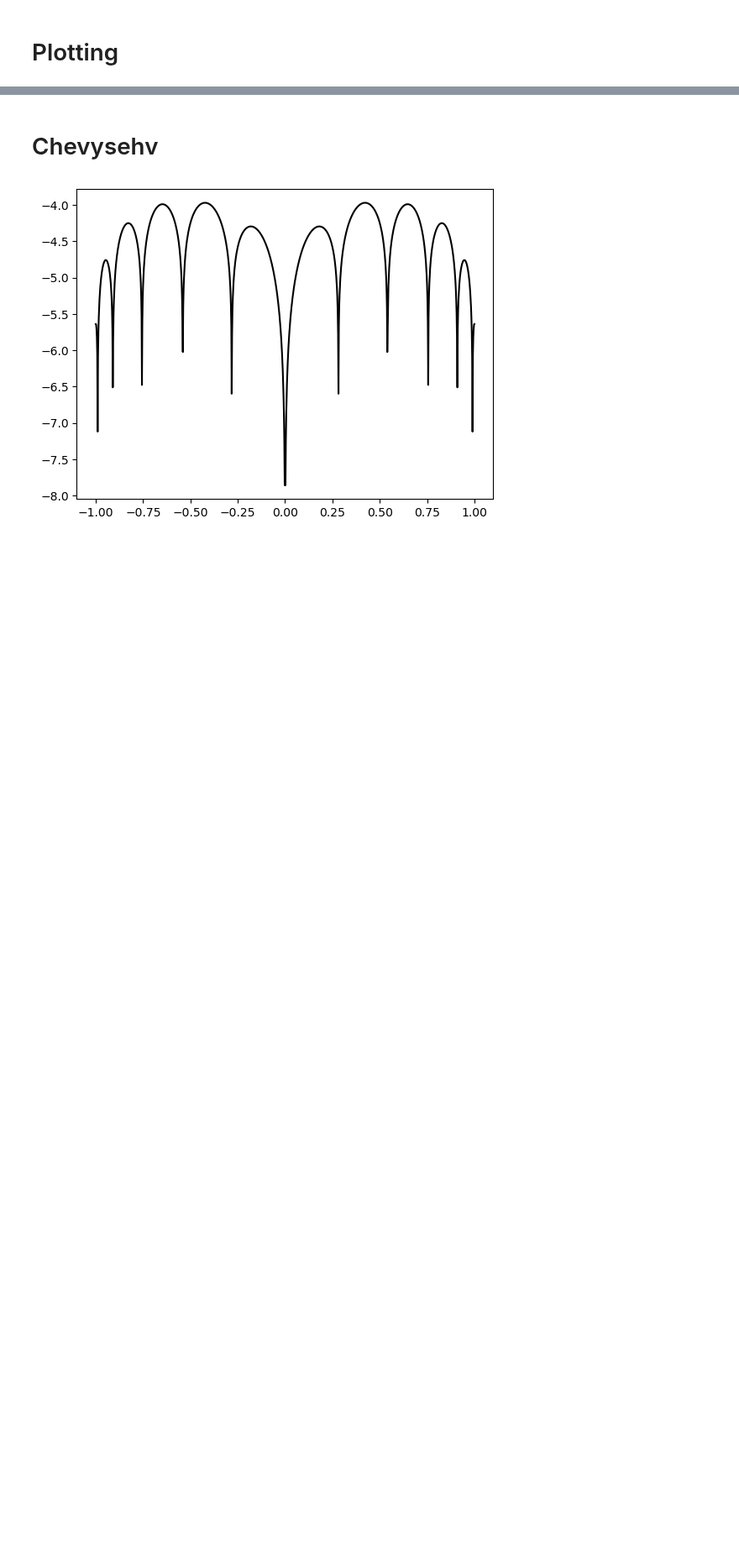
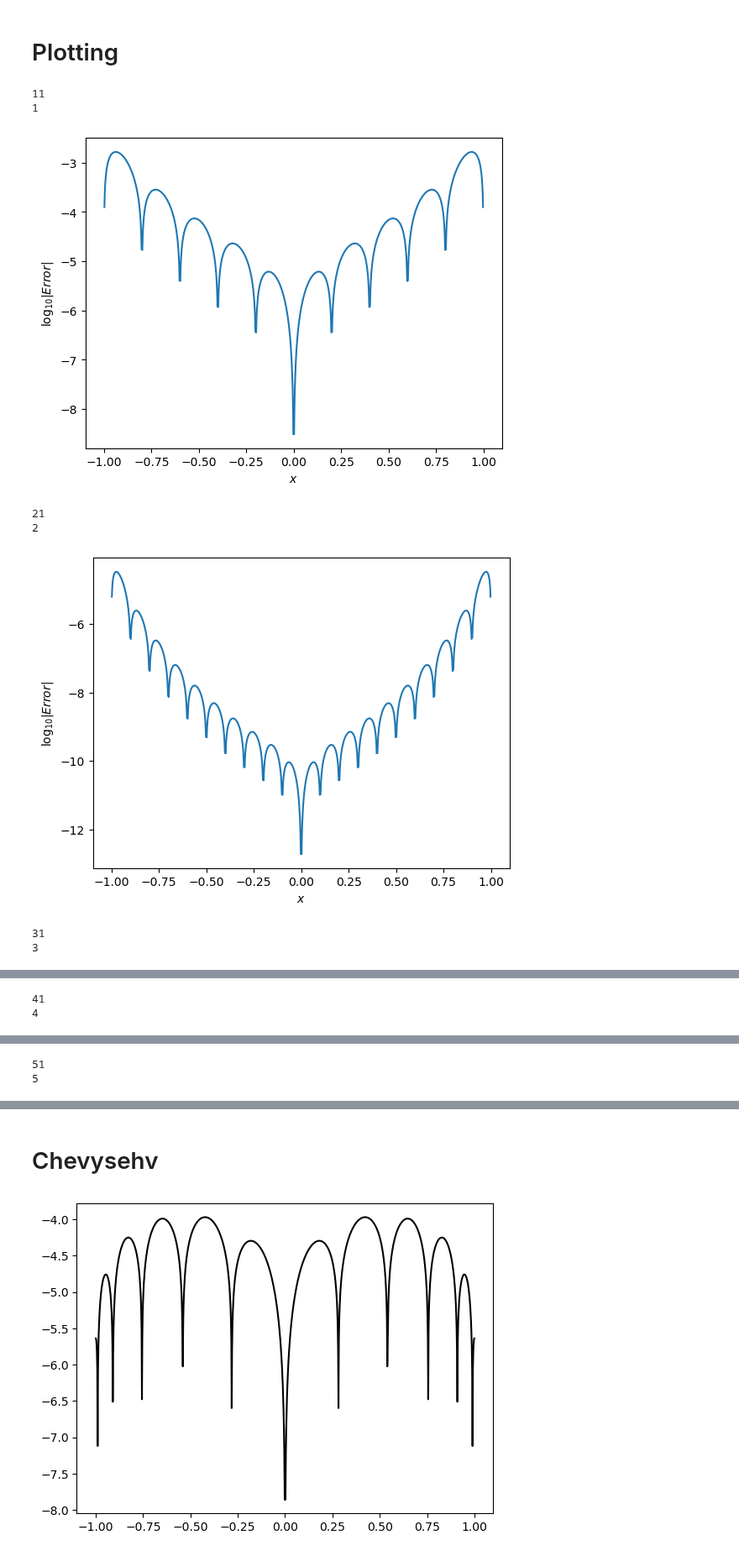
Before and after one commit to byeolla/science_dnn, a Jupyter notebook: 2019310729 Jaehoon Yoo MTH3033HW4.ipynb, the cells around one changed output, grey strips where cells are left out. Shown at 84% size. Drawn from its saved outputs; the diff is of its cells as text; code cells hidden in the pictures; blank space fills up the shorter version.

```diff
--- a/2019310729 Jaehoon Yoo MTH3033HW4.ipynb
+++ b/2019310729 Jaehoon Yoo MTH3033HW4.ipynb
@@ -30,5 +29,6 @@ def lagran_interp(xvals, fvals, x):
 f1 = lambda x: x**2./(1.+x**4.)
 xquery = np.linspace(-1., 1., int(1e3)+1)
 ftrue = f1(xquery)
-xnodes = xquery[::20]
-fnodes = ftrue[::20]
+xnodes = xquery[::100]
+fnodes = ftrue[::100]
+print(xnodes.size)
@@ -42,9 +44,18 @@ def interp_plotter(xnodes, fnodes, xquery, ftrue):
     plt.ylabel("$\log_{10}|Error|$")
     plt.show()
 # %%
-for i in range(1, 101):
+for i in range(1, 6):
     xnodes = xquery[::int(100/i)]
     fnodes = ftrue[::int(100/i)]
     print(xnodes.size)
-
+    print(i)
     interp_plotter(xnodes, fnodes, xquery, ftrue)
+# %% [output]
+11
+1
+[figure, added]
+21
+2
+[figure, added]
+31
+3
@@ -50,0 +63,2 @@ for i in range(1, 101):
+41
+4
@@ -50,0 +66,2 @@ for i in range(1, 101):
+51
+5
```
Also changed, not shown: parts of 6 cells of this notebook, 6 other files.
